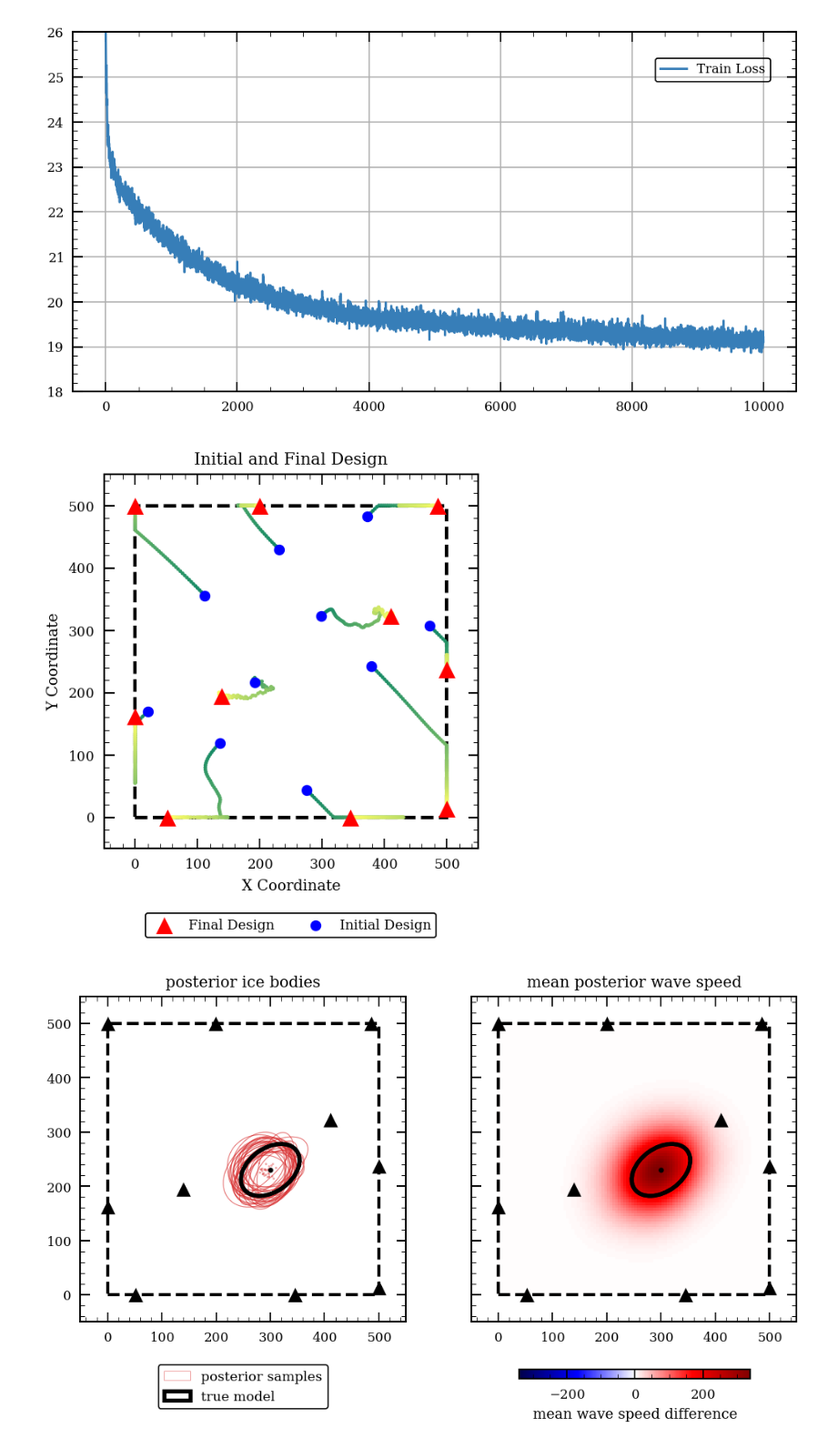
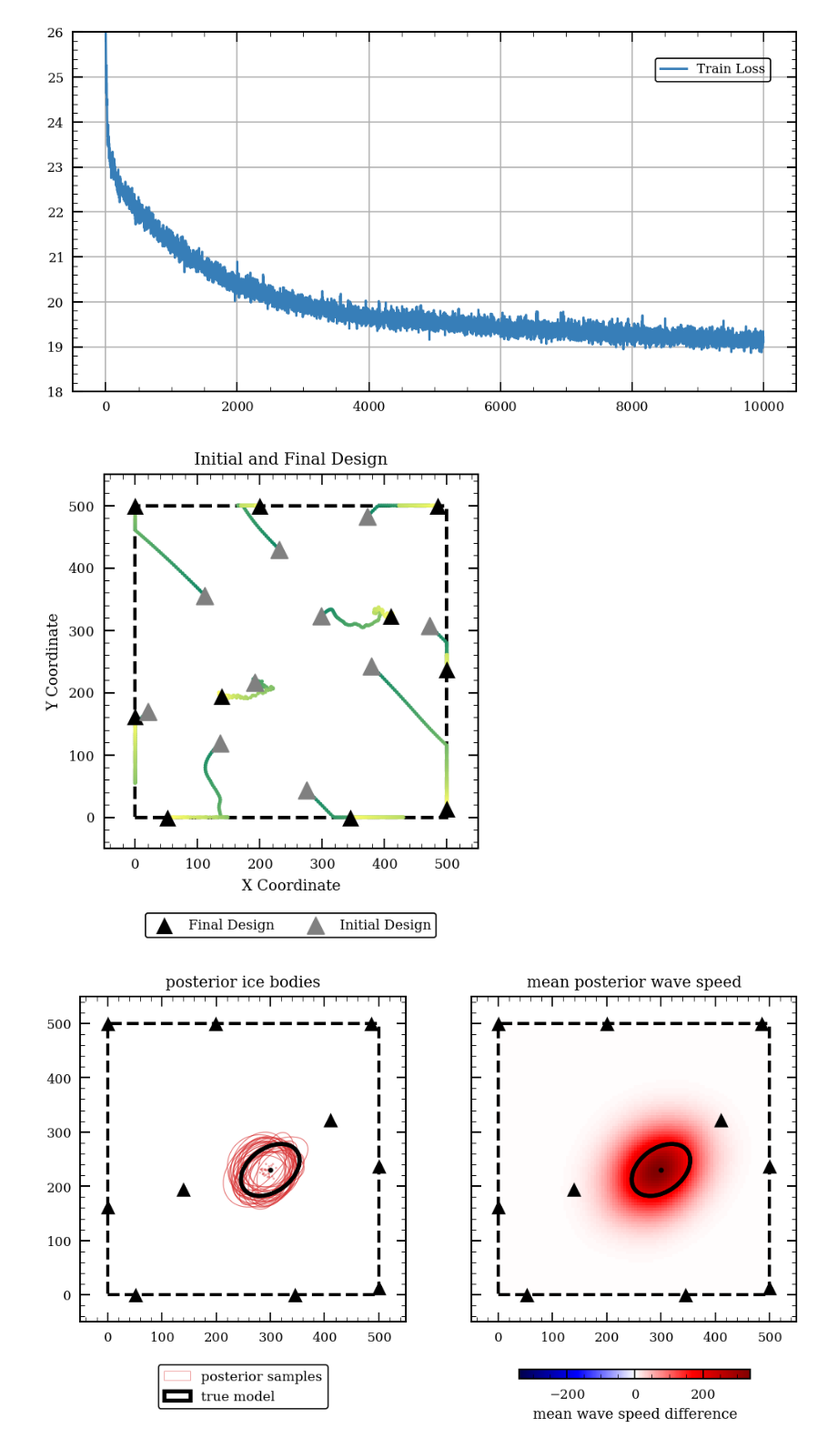
Before and after one commit to dominik-strutz/moon_oed, a Jupyter notebook: 00_e_0_oed_mdn.ipynb, the cells around one changed output. Shown at 91% size. Saved outputs shown, nothing was run; the diff lists cells and outputs as text; code cells hidden in the pictures.

Commit message:
small plotting update

```diff
--- a/00_e_0_oed_mdn.ipynb
+++ b/00_e_0_oed_mdn.ipynb
@@ -265,36 +265,36 @@ for i, path in enumerate(design_path):
 
 # Plot initial design
 ax.scatter(optimal_design[:, 0].detach().cpu().numpy(),
            optimal_design[:, 1].detach().cpu().numpy(),
-           marker='^', color='red', linewidths=0.0,
+           marker='^', color='k', linewidths=0.0,
            s=100,
            label='Final Design', zorder=2)
 
 # Plot final design
 ax.scatter(initial_design[:, 0].detach().cpu().numpy(),
            initial_design[:, 1].detach().cpu().numpy(),
-           color='blue', label='Initial Design', zorder=2)
+           s=100, marker='^', color='grey', label='Initial Design', zorder=2)
 
 ax.set_aspect('equal')
 ax.set_xlabel('X Coordinate')
 ax.set_ylabel('Y Coordinate')
 ax.set_title('Initial and Final Design')
 # legend below plot
 ax.legend(loc='upper center', bbox_to_anchor=(0.5, -0.1), ncol=2)
 # ax.grid(True)
 
 buffer = 50
 ax.set_xlim(0-buffer, length_x+buffer)
 ax.set_ylim(0-buffer, length_y+buffer)
 
 ax.add_patch(plt.Rectangle(
     (0, 0), length_x, length_y,
     fill=None, linestyle='dashed', color='black', linewidth=2, zorder=-10))
 ax.set_aspect('equal')
 
 plt.show()
 # %% [output]
-[figure, old version]
+[figure, new version]
 # %%
 from helpers.plotting import (
     plot_n_posterior,
```
